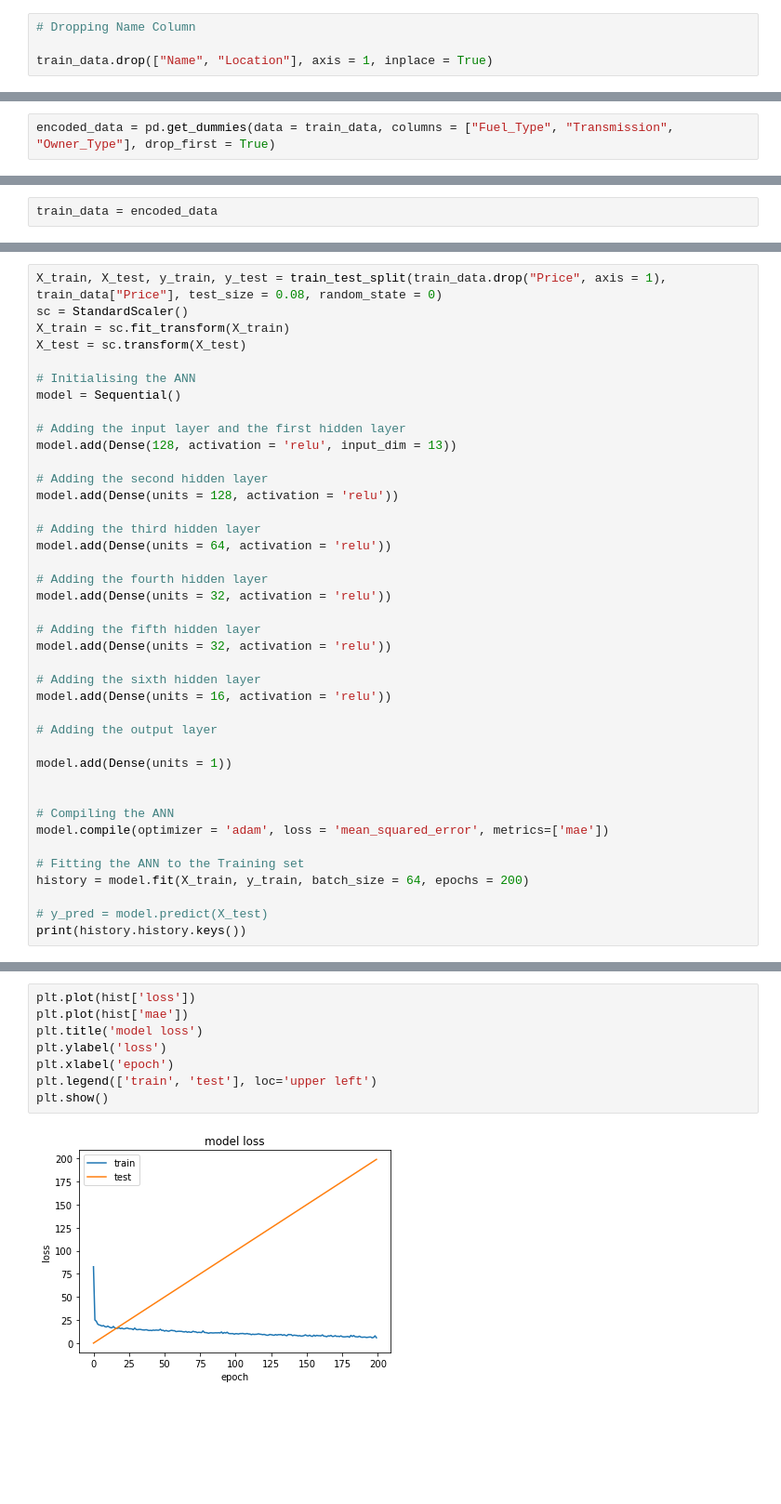
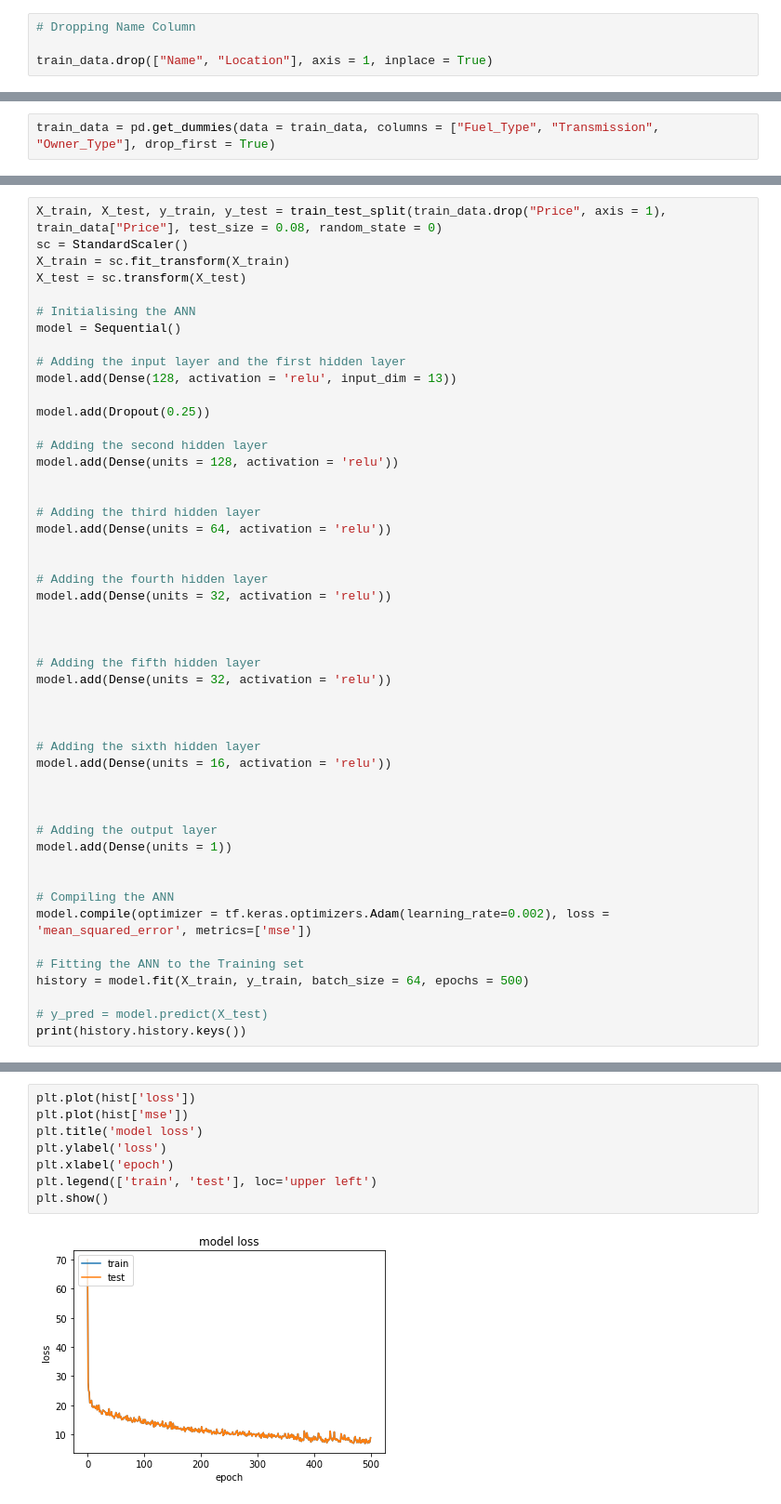
Before and after one commit to Smit1400/CarDealer, a Jupyter notebook: used-car-price-prediction.ipynb, the cells around one changed output, grey strips where cells are left out. Shown at 93% size. Drawn from its saved outputs; the diff is of its cells as text; blank space fills up the shorter version.

```diff
--- a/used-car-price-prediction.ipynb
+++ b/used-car-price-prediction.ipynb
@@ -361,2 +239,2 @@ array(['CNG', 'Diesel', 'Petrol', 'LPG'], dtype=object)
 # %%
-encoded_data = pd.get_dummies(data = train_data, columns = ["Fuel_Type", "Transmission", "Owner_Type"], drop_first = True)
+train_data = pd.get_dummies(data = train_data, columns = ["Fuel_Type", "Transmission", "Owner_Type"], drop_first = True)
@@ -372,2 +240,0 @@ encoded_data.head()
-# %%
-train_data = encoded_data
@@ -417,31 +256,40 @@ model = Sequential()
 # Adding the input layer and the first hidden layer
 model.add(Dense(128, activation = 'relu', input_dim = 13))
 
+model.add(Dropout(0.25))
+
 # Adding the second hidden layer
 model.add(Dense(units = 128, activation = 'relu'))
+
 
 # Adding the third hidden layer
 model.add(Dense(units = 64, activation = 'relu'))
 
+
 # Adding the fourth hidden layer
 model.add(Dense(units = 32, activation = 'relu'))
+
+
 
 # Adding the fifth hidden layer
 model.add(Dense(units = 32, activation = 'relu'))
 
+
+
 # Adding the sixth hidden layer
 model.add(Dense(units = 16, activation = 'relu'))
 
+
+
 # Adding the output layer
-
 model.add(Dense(units = 1))
 
 
 # Compiling the ANN
-model.compile(optimizer = 'adam', loss = 'mean_squared_error', metrics=['mae'])
+model.compile(optimizer = tf.keras.optimizers.Adam(learning_rate=0.002), loss = 'mean_squared_error', metrics=['mse'])
 
 # Fitting the ANN to the Training set
-history = model.fit(X_train, y_train, batch_size = 64, epochs = 200)
+history = model.fit(X_train, y_train, batch_size = 64, epochs = 500)
 
 # y_pred = model.predict(X_test)
 print(history.history.keys())
@@ -477,13 +325,13 @@ hist.tail()
 # %%
 plt.plot(hist['loss'])
-plt.plot(hist['mae'])
+plt.plot(hist['mse'])
 plt.title('model loss')
 plt.ylabel('loss')
 plt.xlabel('epoch')
 plt.legend(['train', 'test'], loc='upper left')
 plt.show()
 # %% [output]
-[figure, old version]
+[figure, new version]
 # %%
 model.summary()
 # %% [output]
```
Also changed, not shown: parts of 26 cells of this notebook.
